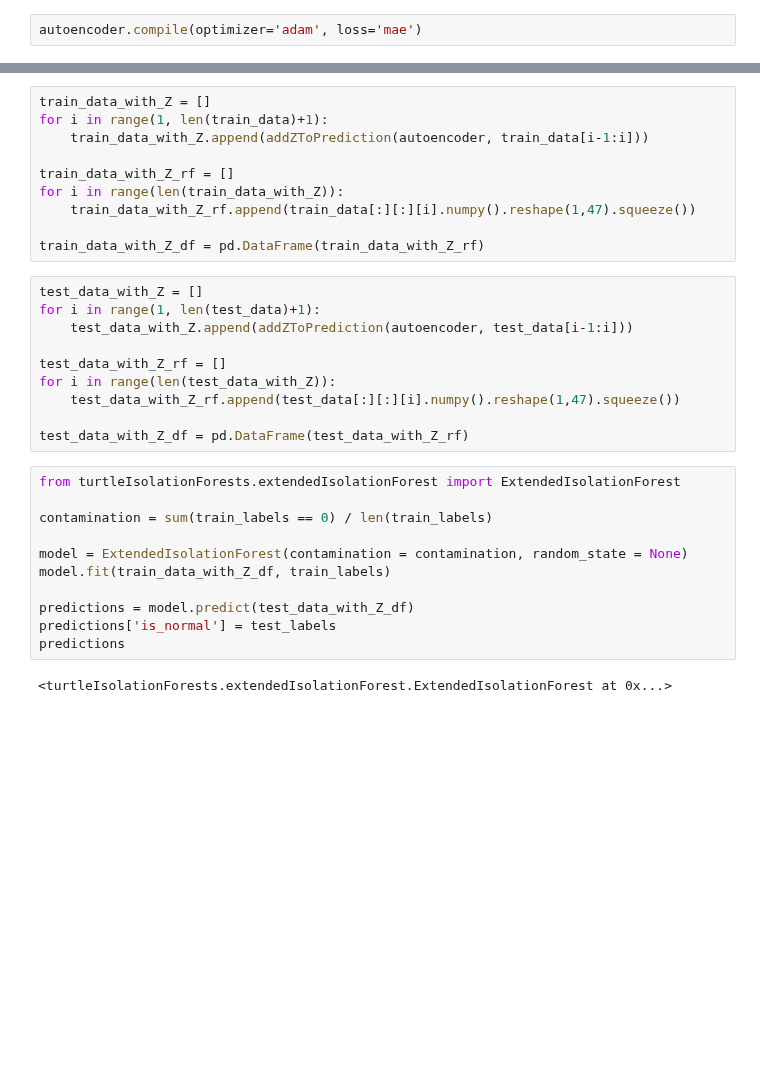
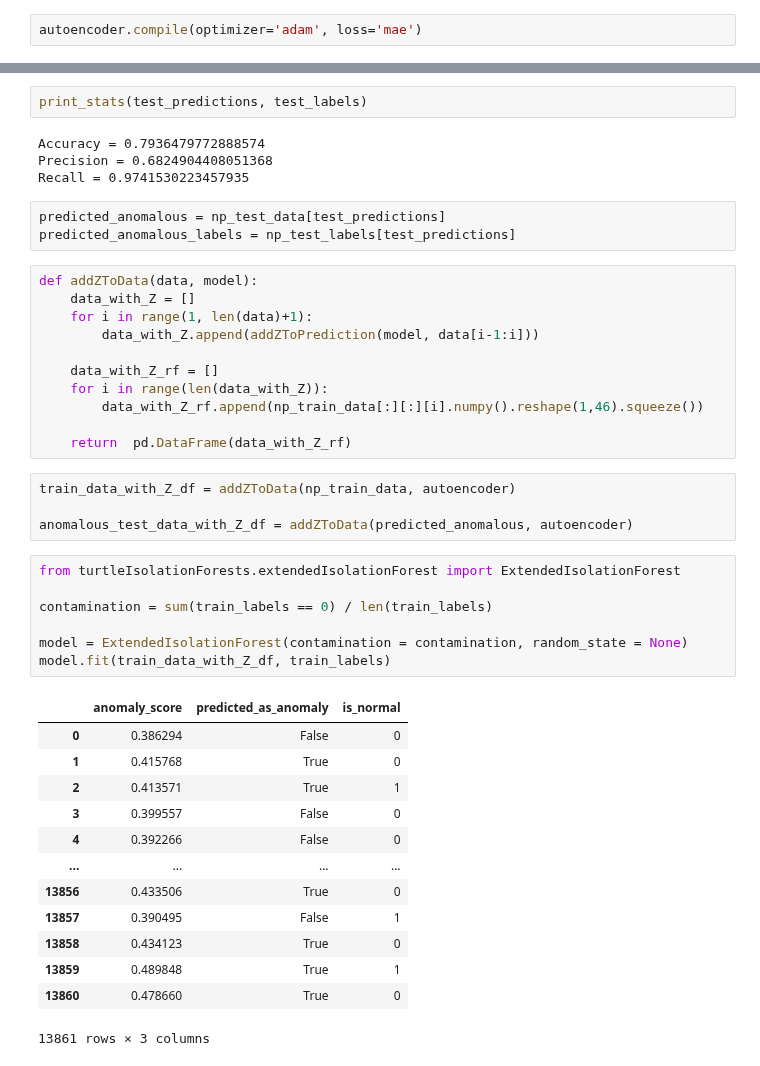
Before and after one commit to joshuapalicka/network-anomaly-detection, a Jupyter notebook: combined_models.ipynb, the cells around one changed output, grey strips where cells are left out. Saved outputs shown, nothing was run; the diff lists cells and outputs as text; blank space fills up the shorter version.

```diff
--- a/combined_models.ipynb
+++ b/combined_models.ipynb
@@ -118,33 +145,45 @@ Threshold:  0.00010921537
+# %%
+print_stats(test_predictions, test_labels)
+# %% [output]
+Accuracy = 0.7936479772888574
+Precision = 0.6824904408051368
+Recall = 0.9741530223457935
+# %%
+predicted_anomalous = np_test_data[test_predictions]
+predicted_anomalous_labels = np_test_labels[test_predictions]
 # %%
-train_data_with_Z = []
-for i in range(1, len(train_data)+1):
-    train_data_with_Z.append(addZToPrediction(autoencoder, train_data[i-1:i]))
+def addZToData(data, model):
+    data_with_Z = []
+    for i in range(1, len(data)+1):
+        data_with_Z.append(addZToPrediction(model, data[i-1:i]))
 
-train_data_with_Z_rf = []
-for i in range(len(train_data_with_Z)):
-    train_data_with_Z_rf.append(train_data[:][:][i].numpy().reshape(1,47).squeeze())
+    data_with_Z_rf = []
+    for i in range(len(data_with_Z)):
+        data_with_Z_rf.append(np_train_data[:][:][i].numpy().reshape(1,46).squeeze())
 
-train_data_with_Z_df = pd.DataFrame(train_data_with_Z_rf)
+    return  pd.DataFrame(data_with_Z_rf)
-# %%
-test_data_with_Z = []
-for i in range(1, len(test_data)+1):
-    test_data_with_Z.append(addZToPrediction(autoencoder, test_data[i-1:i]))
-
-test_data_with_Z_rf = []
-for i in range(len(test_data_with_Z)):
-    test_data_with_Z_rf.append(test_data[:][:][i].numpy().reshape(1,47).squeeze())
-
-test_data_with_Z_df = pd.DataFrame(test_data_with_Z_rf)
+# %%
+train_data_with_Z_df = addZToData(np_train_data, autoencoder)
+
+anomalous_test_data_with_Z_df = addZToData(predicted_anomalous, autoencoder)
 # %%
 from turtleIsolationForests.extendedIsolationForest import ExtendedIsolationForest
 
 contamination = sum(train_labels == 0) / len(train_labels)
 
 model = ExtendedIsolationForest(contamination = contamination, random_state = None)
 model.fit(train_data_with_Z_df, train_labels)
-
-predictions = model.predict(test_data_with_Z_df)
-predictions['is_normal'] = test_labels
-predictions
 # %% [output]
+|  | anomaly_score | predicted_as_anomaly | is_normal |
+| 0 | 0.386294 | False | 0 |
+| 1 | 0.415768 | True | 0 |
+| 2 | 0.413571 | True | 1 |
+| 3 | 0.399557 | False | 0 |
+| 4 | 0.392266 | False | 0 |
+| ... | ... | ... | ... |
+| 13856 | 0.433506 | True | 0 |
+| 13857 | 0.390495 | False | 1 |
+| 13858 | 0.434123 | True | 0 |
+| 13859 | 0.489848 | True | 1 |
+| 13860 | 0.478660 | True | 0 |
-<turtleIsolationForests.extendedIsolationForest.ExtendedIsolationForest at 0x...>
+13861 rows × 3 columns
```
Also changed, not shown: parts of 14 cells of this notebook.
